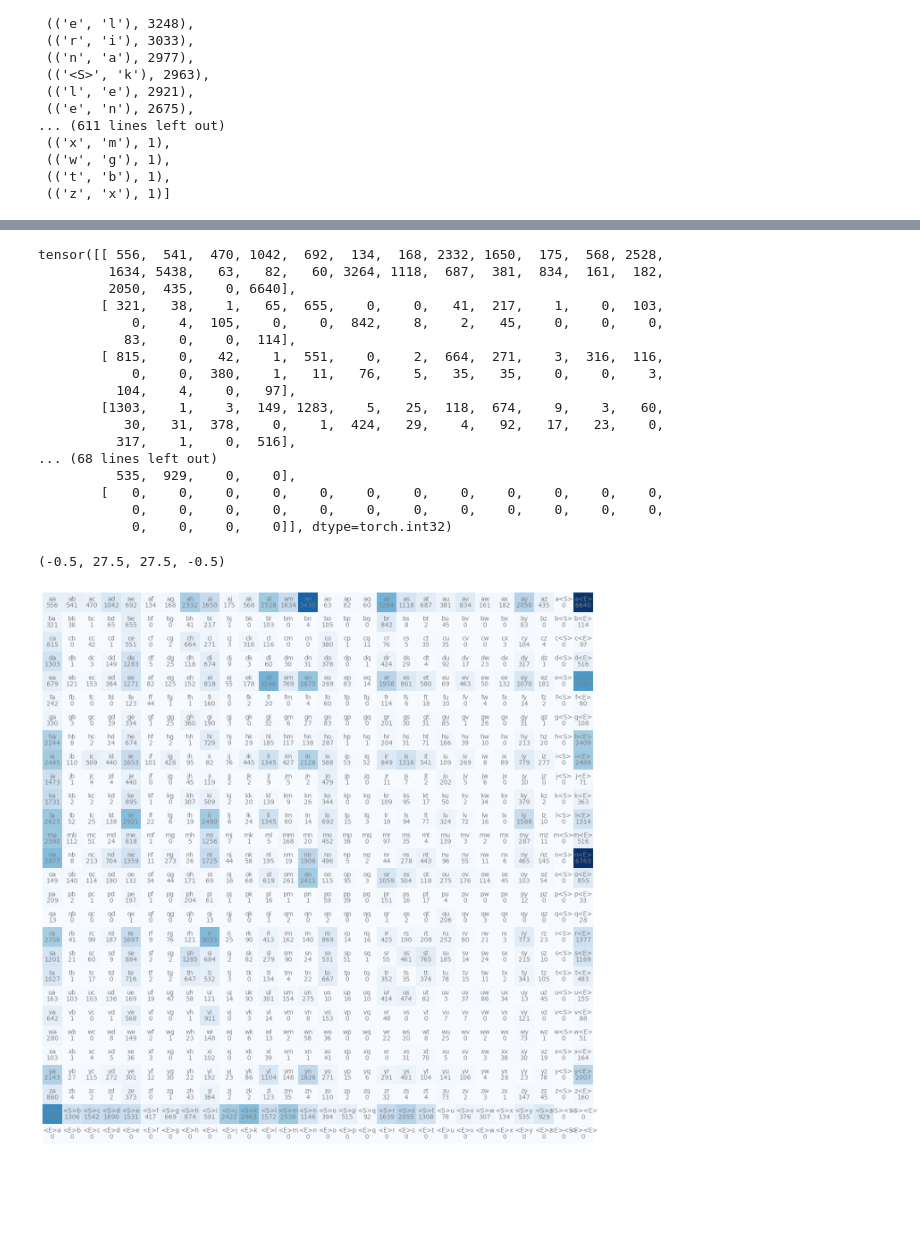
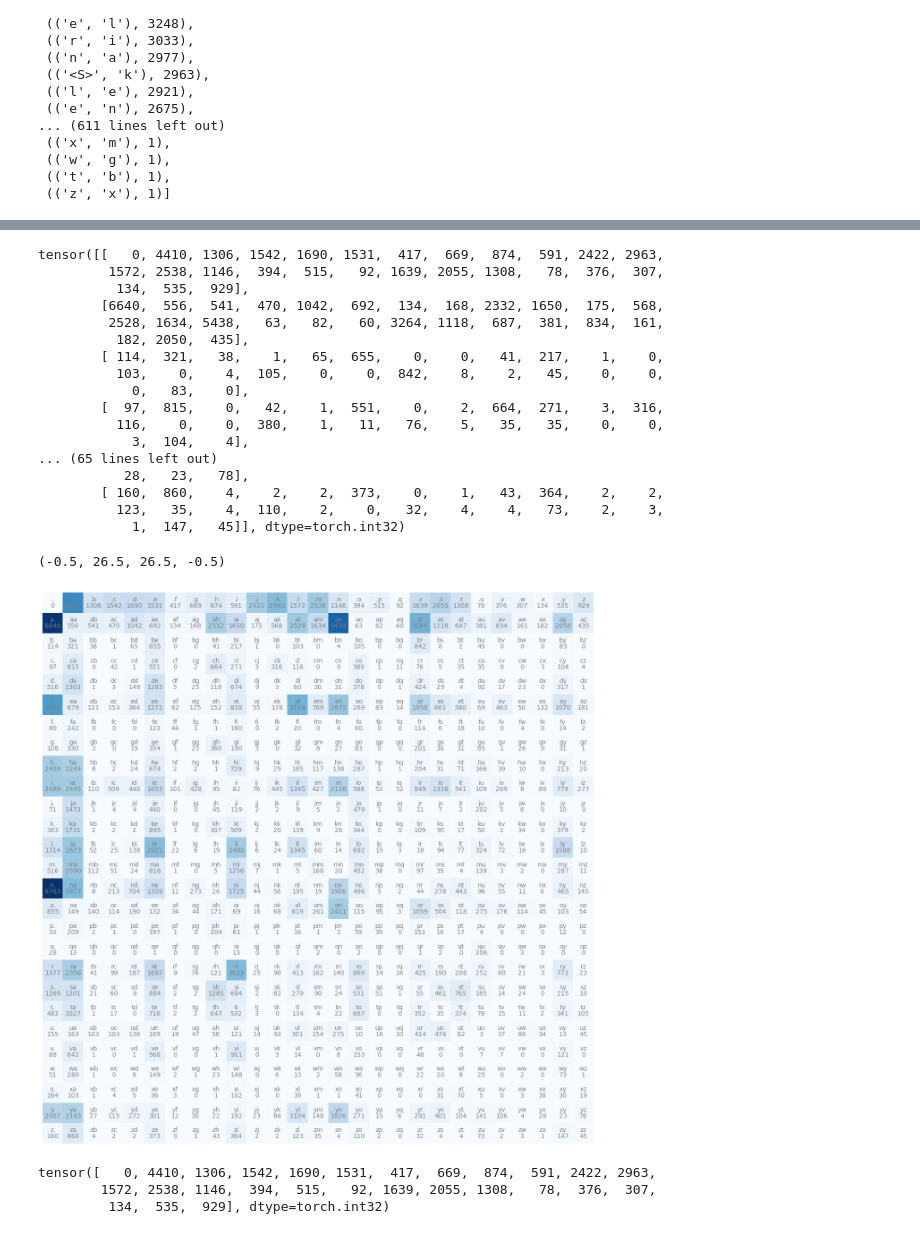
Before and after one commit to sohara/makemore, a Jupyter notebook: build_makemore.ipynb, the cells around one changed output, grey strips where cells are left out. Cells and saved outputs as stored; diff of their text form; code cells hidden in the pictures; blank space fills up the shorter version.

```diff
--- a/build_makemore.ipynb
+++ b/build_makemore.ipynb
@@ -55,14 +55,14 @@ sorted(b.items(), key = lambda kv: -kv[1])
 # %%
 import torch
 # %%
-# Make a tensor of 28 x 28 int32 (26 chars + start + end)
-N = torch.zeros((28, 28), dtype=torch.int32)
+# Make a tensor of 27 x 27 int32 (26 chars + start + end)
+N = torch.zeros((27, 27), dtype=torch.int32)
 # %%
 # We need a lookup table of characters to integers so we can use the tensor of integers
 # We can do this by simply creating a set from all the words (throwing out dups)
 chars = sorted(list(set(''.join(words))))
 # Make a mapping of each char to an integer
-stoi = {s:i for i, s in enumerate(chars)}
-stoi['<S>'] = 26
-stoi['<E>'] = 27
-stoi
+stoi = {s:i+1 for i, s in enumerate(chars)}
+stoi['.'] = 0
+# Inverse mapping of stoi for plotting
+itos = {i:s for s, i in stoi.items()}
@@ -87,7 +89,7 @@ stoi
 # %%
 # We need a lookup table of characters to integers so we can use the tensor of integers
 for w in words:
-    chs = ['<S>'] + list(w) + ['<E>']
+    chs = ['.'] + list(w) + ['.']
     for ch1, ch2 in zip(chs, chs[1:]):
         ix1 = stoi[ch1]
         ix2 = stoi[ch2]
@@ -95,20 +97,20 @@ for w in words:
 # %%
 N
 # %% [output]
-tensor([[ 556,  541,  470, 1042,  692,  134,  168, 2332, 1650,  175,  568, 2528,
-         1634, 5438,   63,   82,   60, 3264, 1118,  687,  381,  834,  161,  182,
-         2050,  435,    0, 6640],
-        [ 321,   38,    1,   65,  655,    0,    0,   41,  217,    1,    0,  103,
-            0,    4,  105,    0,    0,  842,    8,    2,   45,    0,    0,    0,
-           83,    0,    0,  114],
-        [ 815,    0,   42,    1,  551,    0,    2,  664,  271,    3,  316,  116,
-            0,    0,  380,    1,   11,   76,    5,   35,   35,    0,    0,    3,
-          104,    4,    0,   97],
-        [1303,    1,    3,  149, 1283,    5,   25,  118,  674,    9,    3,   60,
-           30,   31,  378,    0,    1,  424,   29,    4,   92,   17,   23,    0,
-          317,    1,    0,  516],
-... (68 lines left out)
-          535,  929,    0,    0],
-        [   0,    0,    0,    0,    0,    0,    0,    0,    0,    0,    0,    0,
-            0,    0,    0,    0,    0,    0,    0,    0,    0,    0,    0,    0,
-            0,    0,    0,    0]], dtype=torch.int32)
+tensor([[   0, 4410, 1306, 1542, 1690, 1531,  417,  669,  874,  591, 2422, 2963,
+         1572, 2538, 1146,  394,  515,   92, 1639, 2055, 1308,   78,  376,  307,
+          134,  535,  929],
+        [6640,  556,  541,  470, 1042,  692,  134,  168, 2332, 1650,  175,  568,
+         2528, 1634, 5438,   63,   82,   60, 3264, 1118,  687,  381,  834,  161,
+          182, 2050,  435],
+        [ 114,  321,   38,    1,   65,  655,    0,    0,   41,  217,    1,    0,
+          103,    0,    4,  105,    0,    0,  842,    8,    2,   45,    0,    0,
+            0,   83,    0],
+        [  97,  815,    0,   42,    1,  551,    0,    2,  664,  271,    3,  316,
+          116,    0,    0,  380,    1,   11,   76,    5,   35,   35,    0,    0,
+            3,  104,    4],
+... (65 lines left out)
+           28,   23,   78],
+        [ 160,  860,    4,    2,    2,  373,    0,    1,   43,  364,    2,    2,
+          123,   35,    4,  110,    2,    0,   32,    4,    4,   73,    2,    3,
+            1,  147,   45]], dtype=torch.int32)
@@ -118,16 +117,22 @@ itos = {i:s for s, i in stoi.items()}
 # %%
 import matplotlib.pyplot as plt
 %matplotlib inline
 
 plt.figure(figsize=(16,16))
 plt.imshow(N, cmap='Blues')
-for i in range(28):
-    for j in range (28):
+for i in range(27):
+    for j in range (27):
         chstr = itos[i] + itos[j]
         plt.text(j, i, chstr, ha="center", va="bottom", color="gray")
         # Need to use .item() to get the integer value instead of the tensor object that holds it
         plt.text(j, i, N[i, j].item(), ha="center", va="top", color="gray")
 plt.axis('off')
 # %% [output]
-(-0.5, 27.5, 27.5, -0.5)
+(-0.5, 26.5, 26.5, -0.5)
-[figure, old version]
+[figure, new version]
+# %%
+N[0]
+# %% [output]
+tensor([   0, 4410, 1306, 1542, 1690, 1531,  417,  669,  874,  591, 2422, 2963,
+        1572, 2538, 1146,  394,  515,   92, 1639, 2055, 1308,   78,  376,  307,
+         134,  535,  929], dtype=torch.int32)
```
Also changed, not shown: parts of 45 cells of this notebook.
